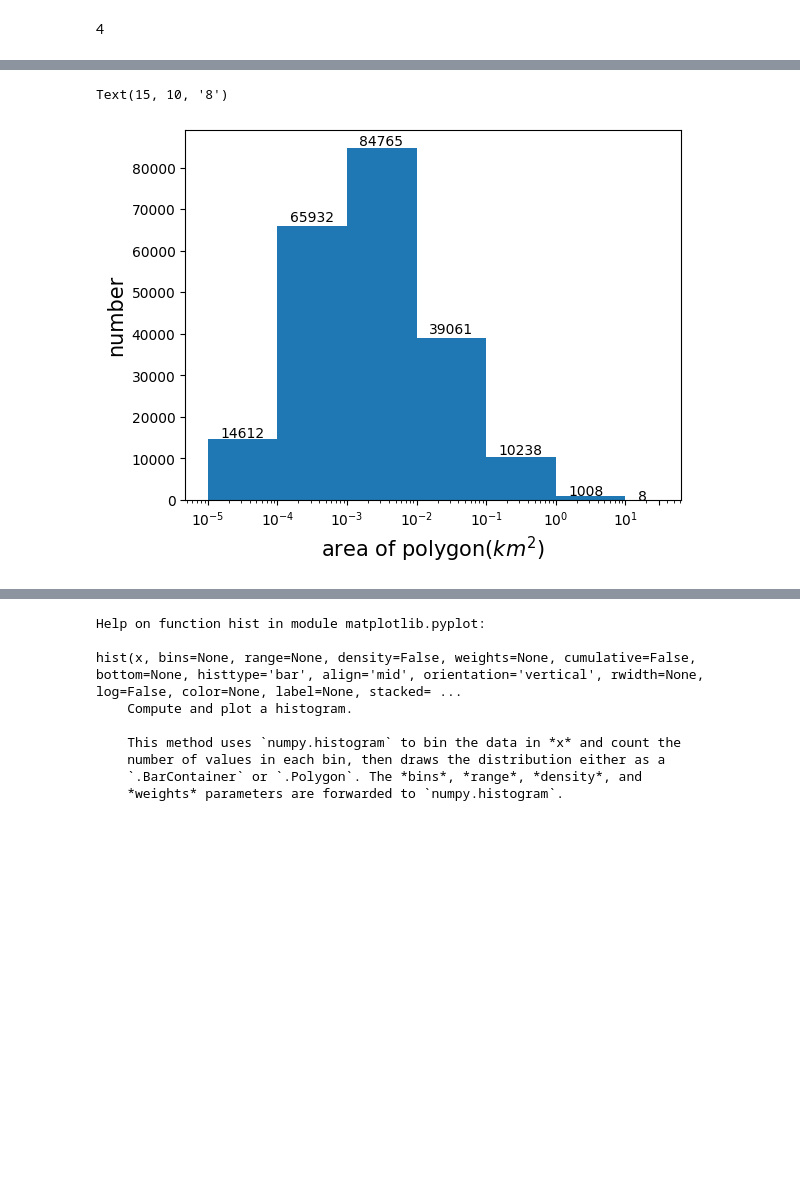
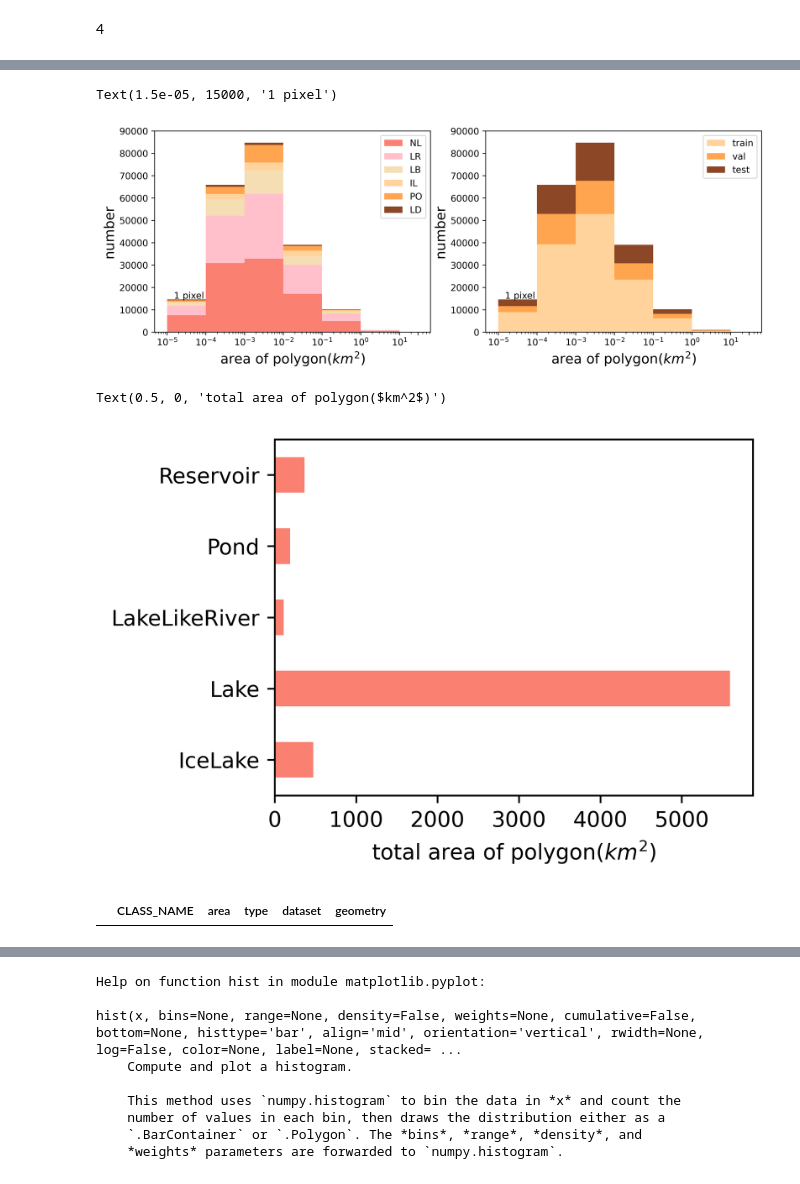
Before and after one commit to beihuihu/U_Net, a Jupyter notebook: notebooks/Drawing.ipynb, the cells around one changed output, grey strips where cells are left out. Cells and saved outputs as stored; diff of their text form; code cells hidden in the pictures; blank space fills up the shorter version.

```diff
--- a/notebooks/Drawing.ipynb
+++ b/notebooks/Drawing.ipynb
@@ -9,7 +9,7 @@ import geopandas as gps
 import pandas as pd
 import math
 # %%
-dataset_dir=r'J:\5_lakemapping\patchesReshape'
+dataset_dir=r'D:\lakemapping\2_dataset\patchesReshape'
 # output_dir=r'D:\lakemapping\2_dataset\output588'
 image_fn = 'image'
 image_type = '.tif'
@@ -179,20 +184,43 @@ polygon
 # %%
 # area=polygon[(polygon['area']<122)&(polygon['area']>0.001)]['area']
 # area.plot(x='area',kind='hist',logy=True,xticks=[0,4,6,8,12,16])
-plt.hist(polygon['area'],bins=[0.00001,0.0001,0.001,0.01,0.1,1,10,30])
+fig = plt.figure(figsize=(12,4), dpi=600) #inch
+type_polygon=[]
+types=['NL','LR','LB','IL','PO','LD']
+colors=['#FA8072','#FFC0CB','#F5DEB3','#FFD39B','#FFA54F','#8B4726']
+for i in range(6):
+    type_polygon.append(polygon[polygon['type']==i]['area'])
+dataset_polygon=[]
+for dataset in ['train','val','test']:
+    dataset_polygon.append(polygon[polygon['dataset']==dataset]['area'])
+
+plt.subplot(121)
+plt.hist(type_polygon,bins=[0.00001,0.0001,0.001,0.01,0.1,1,10,30],stacked=True,color=colors)
 plt.xlabel('area of polygon($km^2$)',fontsize=15)
 plt.ylabel('number',fontsize=15)
 plt.xscale('log')
 plt.xticks([0.00001,0.0001,0.001,0.01,0.1,1,10,30])
+plt.ylim(0,90000)
+plt.legend(types)
+plt.text(0.000015,15000,'1 pixel')
+
+plt.subplot(122)
+plt.hist(dataset_polygon,bins=[0.00001,0.0001,0.001,0.01,0.1,1,10,30],stacked=True,color=['#FFD39B','#FFA54F','#8B4726'])
+plt.xlabel('area of polygon($km^2$)',fontsize=15)
+plt.ylabel('number',fontsize=15)
+plt.xscale('log')
+plt.xticks([0.00001,0.0001,0.001,0.01,0.1,1,10,30])
+plt.legend(['train','val','test'])
 # plt.yscale('log')
 # plt.grid()
-plt.text(0.000015,15000,'14612')
-plt.text(0.00015,67000,'65932')
-plt.text(0.0015,85500,'84765')
-plt.text(0.015,40000,'39061')
-plt.text(0.15,11000,'10238')
-plt.text(1.5,1000,'1008')
-plt.text(15,10,'8')
+plt.ylim(0,90000)
+plt.text(0.000015,15000,'1 pixel')
+# plt.text(0.00015,67000,'65932')
+# plt.text(0.0015,85500,'84765')
+# plt.text(0.015,40000,'39061')
+# plt.text(0.15,11000,'10238')
+# plt.text(1.5,1000,'1008')
+# plt.text(15,10,'8')
 # %% [output]
-Text(15, 10, '8')
+Text(1.5e-05, 15000, '1 pixel')
-[figure, old version]
+[figure, new version]
@@ -199,3 +229,16 @@ Text(15, 10, '8')
+# %%
+fig,ax = plt.subplots(1,1,figsize=(4,3), dpi=600) #inch
+polygon_intype['area'].sum().plot.barh(ax=ax,color='#FA8072')
+# polygon_intype['area'].count().plot.barh(ax=ax,color='y')
+ax.set_ylabel('')
+ax.set_xlabel('total area of polygon($km^2$)')
+# %% [output]
+Text(0.5, 0, 'total area of polygon($km^2$)')
+[figure, added]
+# %%
+polygon[(polygon['type']==0)&(polygon['area']<0.0001)]
+# %% [output]
+|  | CLASS_NAME | area | type | dataset | geometry |
 # %%
 area = gps.read_file(r'D:\lakemapping\2_dataset\sampleAnnotations\SampleV4\total_area.shp')
 area
```
Also changed, not shown: parts of 11 cells of this notebook, 1 other file.
